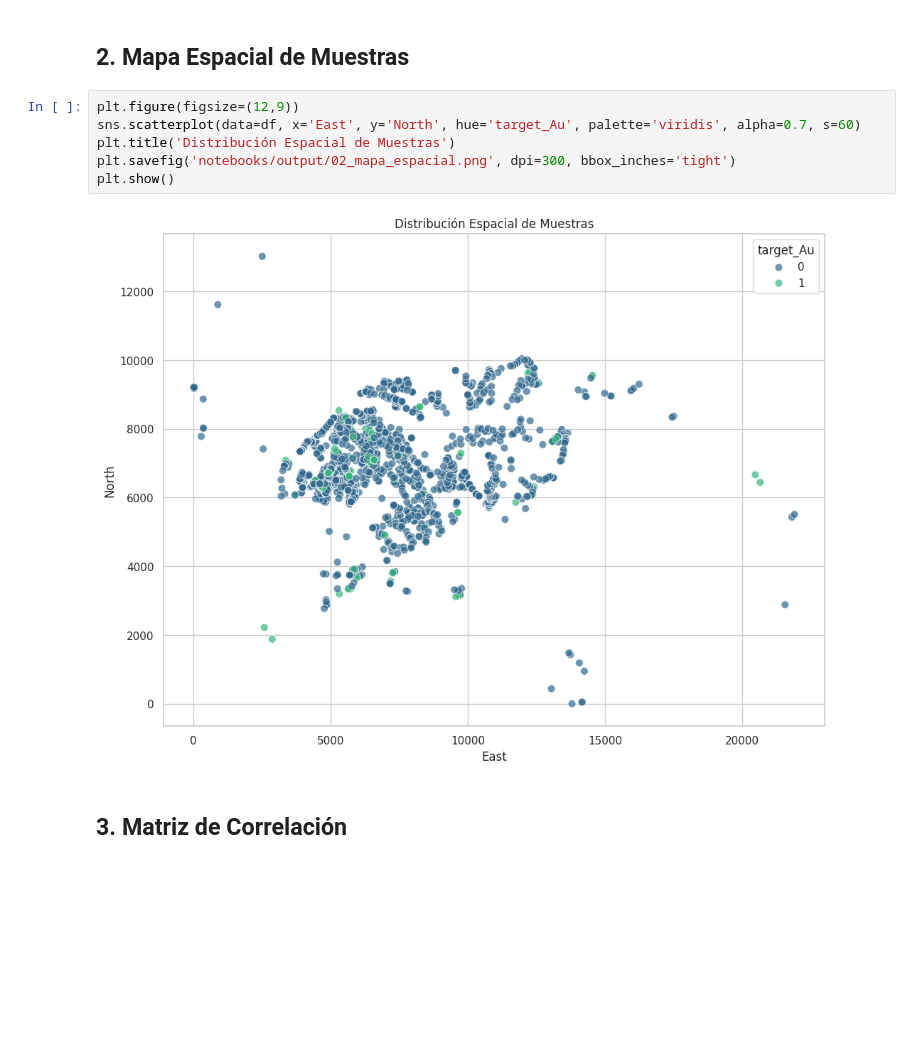
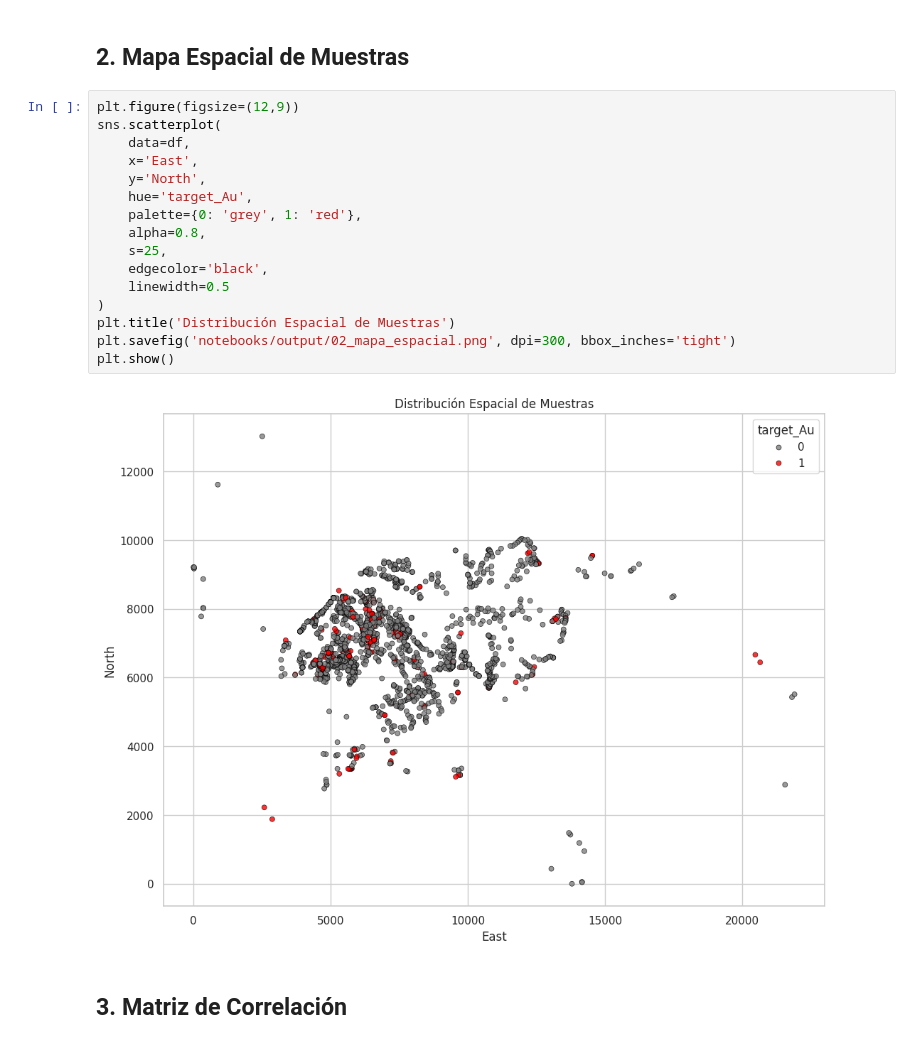
Before and after one commit to Fernando-Huaman/proyecto-zona-interes-Au, a Jupyter notebook: notebooks/EDA.ipynb, the cells around one changed output. Saved outputs shown, nothing was run; the diff lists cells and outputs as text; blank space fills up the shorter version.

```diff
--- a/notebooks/EDA.ipynb
+++ b/notebooks/EDA.ipynb
@@ -54,12 +62,22 @@ Name: proportion, dtype: float64
 ## 2. Mapa Espacial de Muestras
 # %%
 plt.figure(figsize=(12,9))
-sns.scatterplot(data=df, x='East', y='North', hue='target_Au', palette='viridis', alpha=0.7, s=60)
+sns.scatterplot(
+    data=df,
+    x='East',
+    y='North',
+    hue='target_Au',
+    palette={0: 'grey', 1: 'red'},
+    alpha=0.8,
+    s=25,
+    edgecolor='black',
+    linewidth=0.5
+)
 plt.title('Distribución Espacial de Muestras')
 plt.savefig('notebooks/output/02_mapa_espacial.png', dpi=300, bbox_inches='tight')
 plt.show()
 # %% [output]
-[figure, old version]
+[figure, new version]
 # %% [markdown]
 ## 3. Matriz de Correlación
 # %%
```
Also changed, not shown: parts of 7 cells of this notebook, 9 other files.
